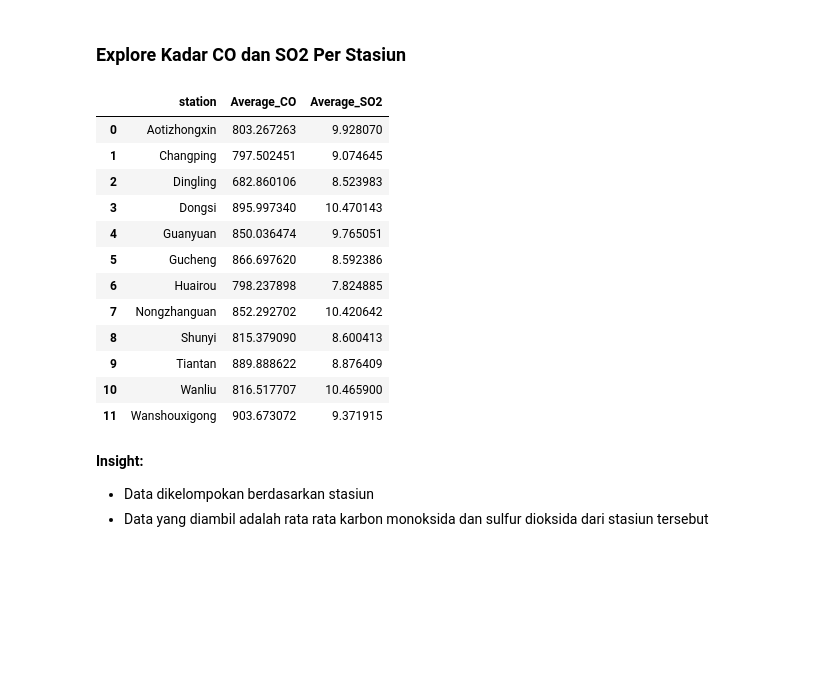
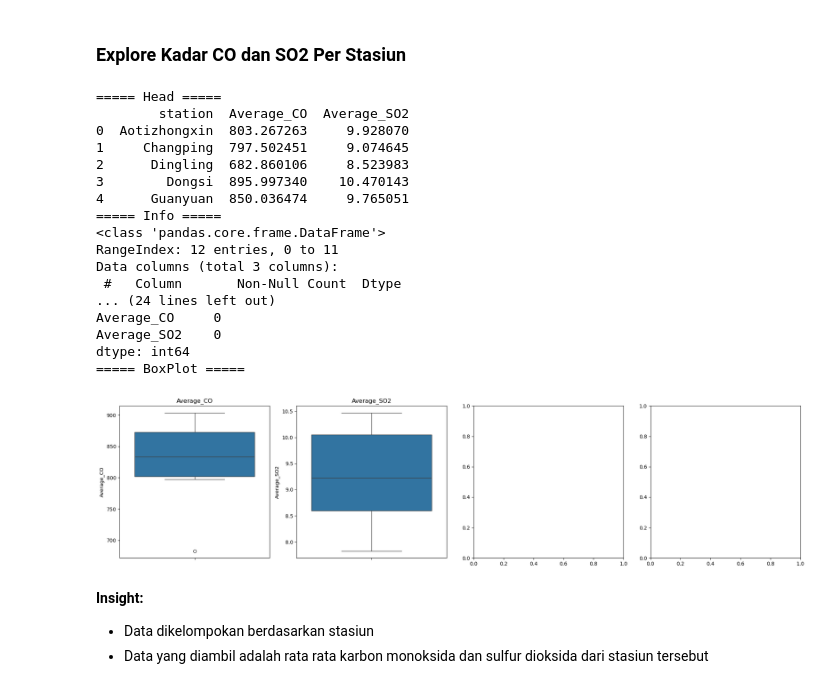
Before and after one commit to thoriqdhiyaaptaribowo/Fundamental-Data-Analysis-Dicoding, a Jupyter notebook: Proyek_Analisis_Data.ipynb, the cells around one changed output. Cells and saved outputs as stored; diff of their text form; code cells hidden in the pictures; blank space fills up the shorter version.

```diff
--- a/Proyek_Analisis_Data.ipynb
+++ b/Proyek_Analisis_Data.ipynb
@@ -47,17 +47,20 @@ def create_boxplot(df):
         plt.tight_layout()
         plt.show()
 
-print("===== Head =====")
-print(df.head())
-print("===== Info =====")
-print(df.info())
-print("===== Describe =====")
-print(df.describe(include='all'))
-print("===== Duplicate =====")
-print(df.duplicated().sum())
-print("===== Null =====")
-print(df.isnull().sum())
-print("===== BoxPlot =====")
+def print_data(df):
+    print("===== Head =====")
+    print(df.head())
+    print("===== Info =====")
+    print(df.info())
+    print("===== Describe =====")
+    print(df.describe(include='all'))
+    print("===== Duplicate =====")
+    print(df.duplicated().sum())
+    print("===== Null =====")
+    print(df.isnull().sum())
+    print("===== BoxPlot =====")
+
+print_data(df)
 create_boxplot(df)
 # %% [output]
 ===== Head =====
@@ -141,24 +134,30 @@ dtype: int64
 # %%
 df_explore = df_clean.groupby(["station"]).agg(
     Average_CO=('CO', 'mean'),
     Average_SO2=('SO2', 'mean')
 ).reset_index()
 
-df_explore
+print_data(df_explore)
+create_boxplot(df_explore)
 # %% [output]
-|  | station | Average_CO | Average_SO2 |
-| 0 | Aotizhongxin | 803.267263 | 9.928070 |
-| 1 | Changping | 797.502451 | 9.074645 |
-| 2 | Dingling | 682.860106 | 8.523983 |
-| 3 | Dongsi | 895.997340 | 10.470143 |
-| 4 | Guanyuan | 850.036474 | 9.765051 |
-| 5 | Gucheng | 866.697620 | 8.592386 |
-| 6 | Huairou | 798.237898 | 7.824885 |
-| 7 | Nongzhanguan | 852.292702 | 10.420642 |
-| 8 | Shunyi | 815.379090 | 8.600413 |
-| 9 | Tiantan | 889.888622 | 8.876409 |
-| 10 | Wanliu | 816.517707 | 10.465900 |
-| 11 | Wanshouxigong | 903.673072 | 9.371915 |
+===== Head =====
+        station  Average_CO  Average_SO2
+0  Aotizhongxin  803.267263     9.928070
+1     Changping  797.502451     9.074645
+2      Dingling  682.860106     8.523983
+3        Dongsi  895.997340    10.470143
+4      Guanyuan  850.036474     9.765051
+===== Info =====
+<class 'pandas.core.frame.DataFrame'>
+RangeIndex: 12 entries, 0 to 11
+Data columns (total 3 columns):
+ #   Column       Non-Null Count  Dtype
+... (24 lines left out)
+Average_CO     0
+Average_SO2    0
+dtype: int64
+===== BoxPlot =====
+[figure, added]
 # %% [markdown]
 **Insight:**
 - Data dikelompokan berdasarkan stasiun
```
Also changed, not shown: parts of 5 cells of this notebook, 1 other file.
